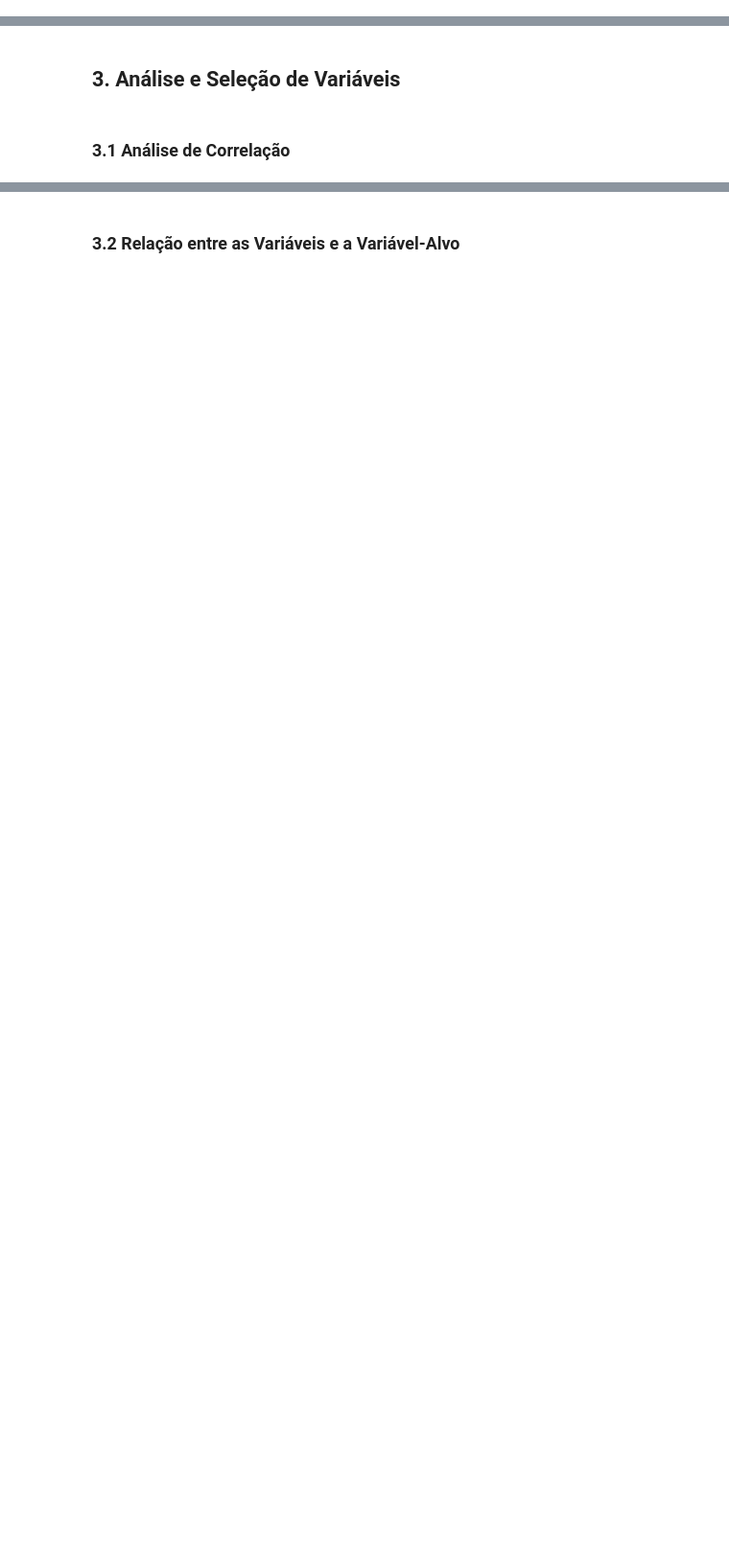
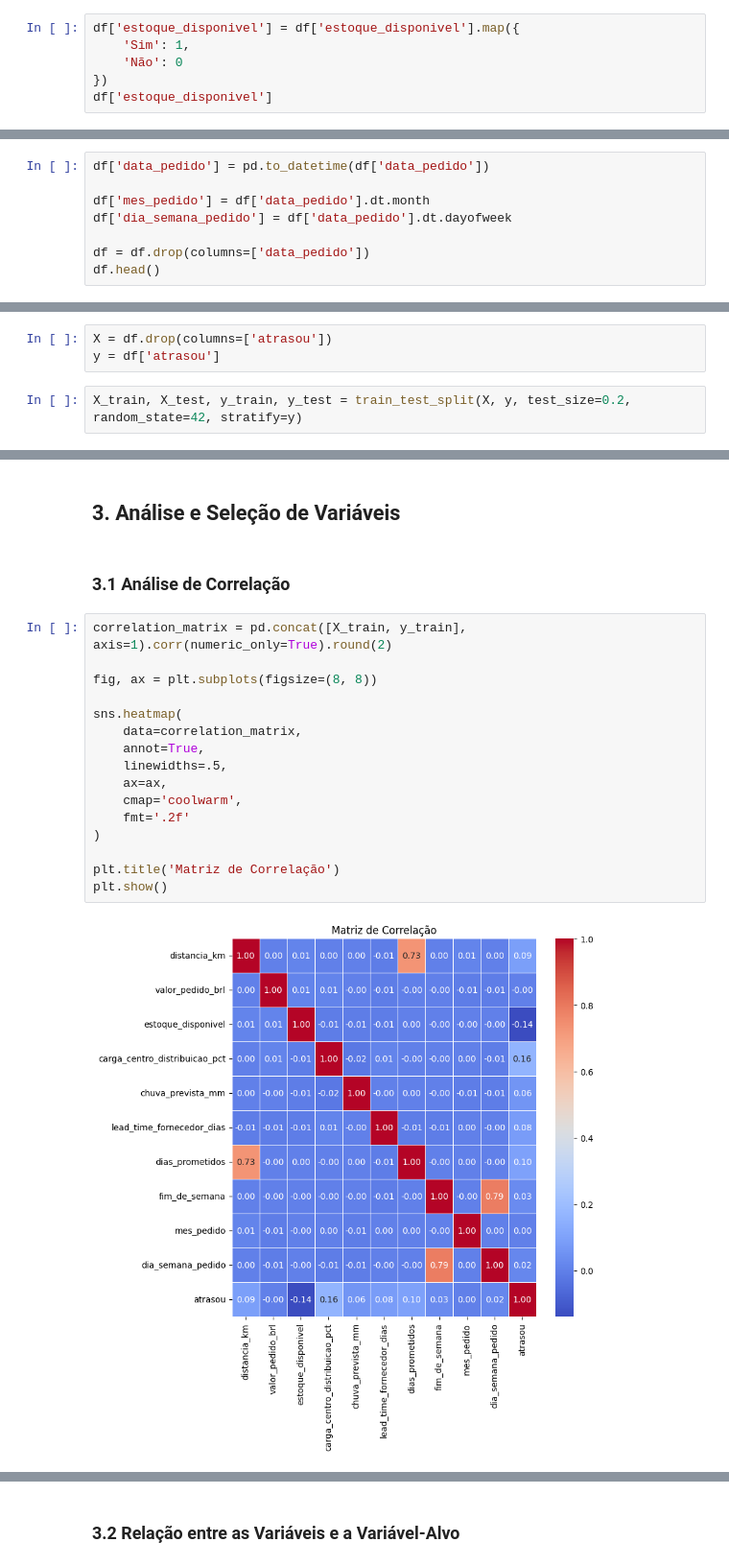
Before and after one commit to elisvw/delivery-delay-prediction, a Jupyter notebook: notebooks/delivery_delay_prediction.ipynb, the cells around one changed output, grey strips where cells are left out. Shown at 96% size. Saved outputs shown, nothing was run; the diff lists cells and outputs as text; blank space fills up the shorter version.

Commit message:
feat: complete data preparation and feature analysis

```diff
--- a/notebooks/delivery_delay_prediction.ipynb
+++ b/notebooks/delivery_delay_prediction.ipynb
@@ -341,0 +398,6 @@ Observa-se que a porcentagem de pedidos com atraso totaliza 44.8%, o que indica
+# %%
+df['estoque_disponivel'] = df['estoque_disponivel'].map({
+    'Sim': 1,
+    'Não': 0
+})
+df['estoque_disponivel']
@@ -341,0 +428,8 @@ Observa-se que a porcentagem de pedidos com atraso totaliza 44.8%, o que indica
+# %%
+df['data_pedido'] = pd.to_datetime(df['data_pedido'])
+
+df['mes_pedido'] = df['data_pedido'].dt.month
+df['dia_semana_pedido'] = df['data_pedido'].dt.dayofweek
+
+df = df.drop(columns=['data_pedido'])
+df.head()
@@ -344,2 +472,7 @@ Observa-se que a porcentagem de pedidos com atraso totaliza 44.8%, o que indica
 # %% [markdown]
 ### 2.4 Divisão dos Dados em Treino e Teste
+# %%
+X = df.drop(columns=['atrasou'])
+y = df['atrasou']
+# %%
+X_train, X_test, y_train, y_test = train_test_split(X, y, test_size=0.2, random_state=42, stratify=y)
@@ -347,3 +508,21 @@ Observa-se que a porcentagem de pedidos com atraso totaliza 44.8%, o que indica
 ## 3. Análise e Seleção de Variáveis
 # %% [markdown]
 ### 3.1 Análise de Correlação
+# %%
+correlation_matrix = pd.concat([X_train, y_train], axis=1).corr(numeric_only=True).round(2)
+
+fig, ax = plt.subplots(figsize=(8, 8))
+
+sns.heatmap(
+    data=correlation_matrix,
+    annot=True,
+    linewidths=.5,
+    ax=ax,
+    cmap='coolwarm',
+    fmt='.2f'
+)
+
+plt.title('Matriz de Correlação')
+plt.show()
+# %% [output]
+[figure, added]
```
Also changed, not shown: parts of 44 cells of this notebook.
